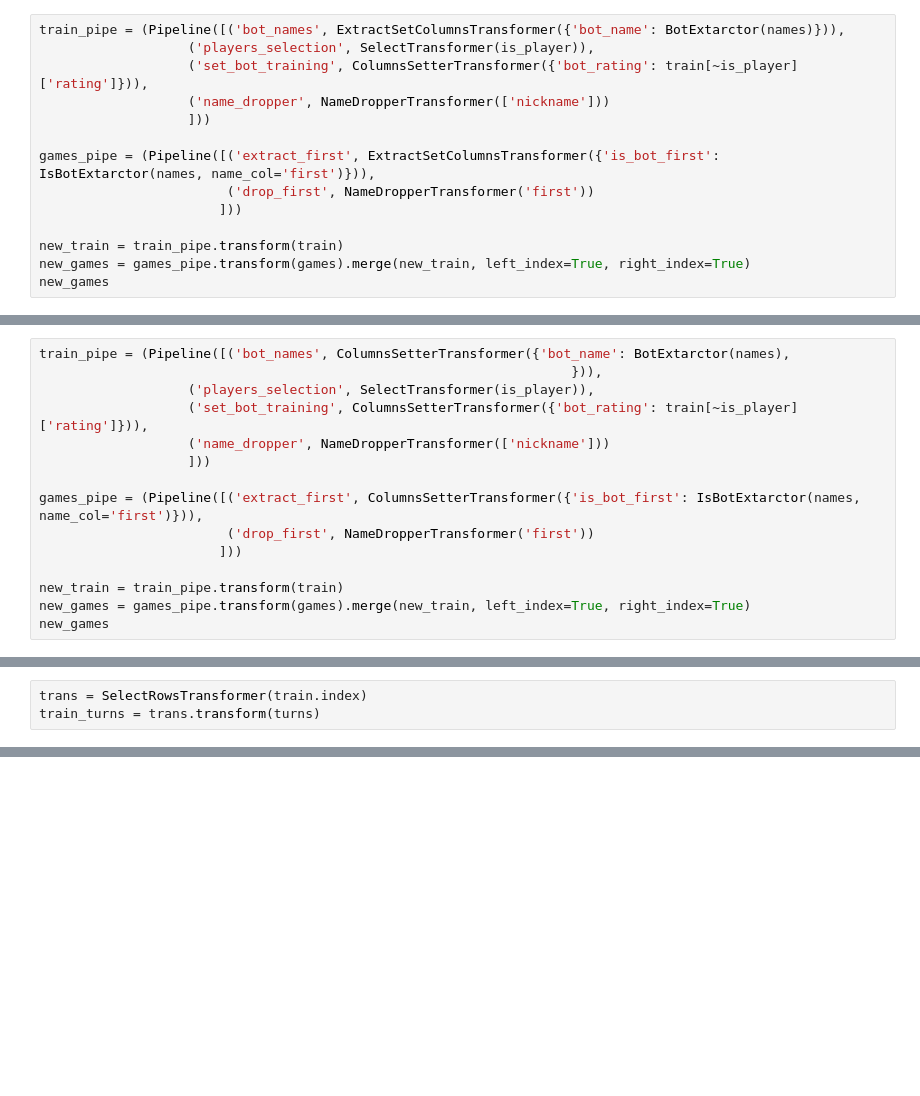
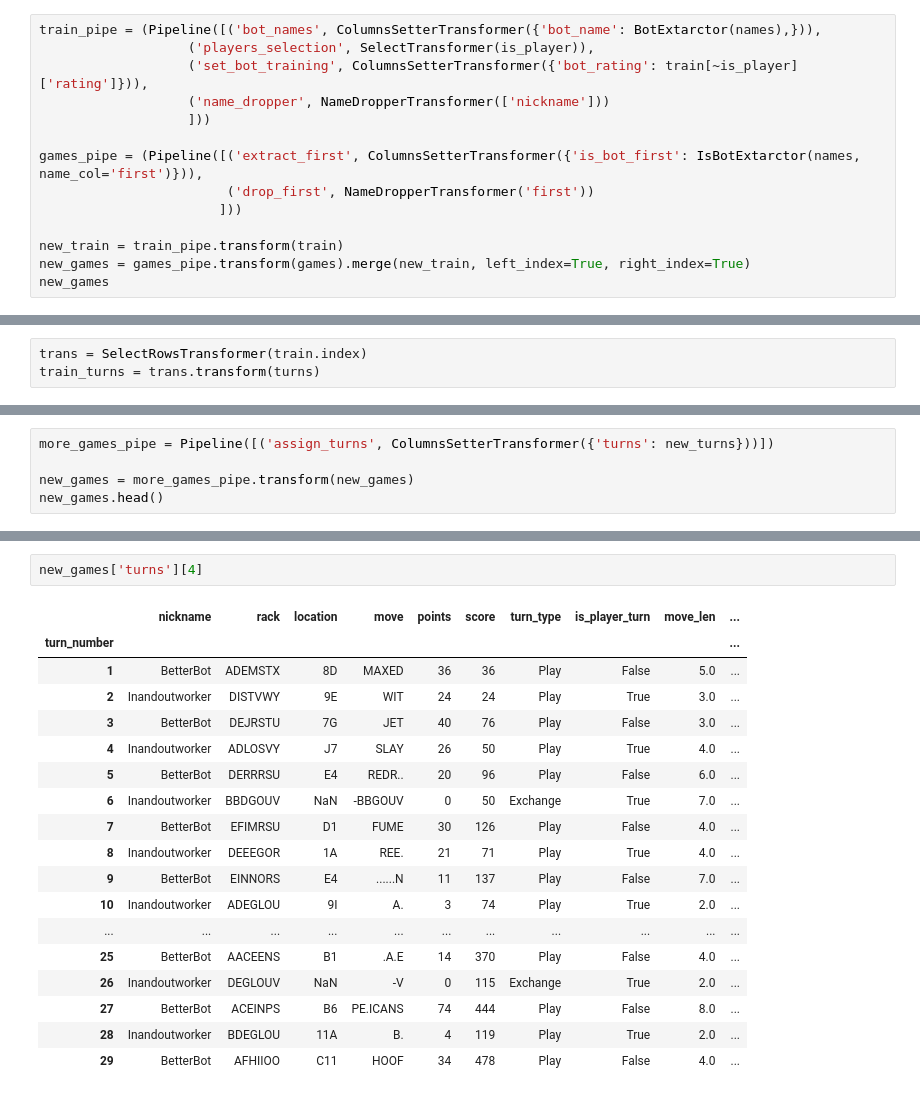
Before and after one commit to CatGuy1300/scrabble, a Jupyter notebook: notebooks/piping.ipynb, the cells around one changed output, grey strips where cells are left out. Saved outputs shown, nothing was run; the diff lists cells and outputs as text; blank space fills up the shorter version.

```diff
--- a/notebooks/piping.ipynb
+++ b/notebooks/piping.ipynb
@@ -62,13 +64,13 @@ transformer.transform(test)
 | 72773 | adola | 383 | 2075 |
 50410 rows × 3 columns
 # %%
-train_pipe = (Pipeline([('bot_names', ExtractSetColumnsTransformer({'bot_name': BotExtarctor(names)})),
+train_pipe = (Pipeline([('bot_names', ColumnsSetterTransformer({'bot_name': BotExtarctor(names),})),
                    ('players_selection', SelectTransformer(is_player)),
                    ('set_bot_training', ColumnsSetterTransformer({'bot_rating': train[~is_player]['rating']})),
                    ('name_dropper', NameDropperTransformer(['nickname']))
                    ]))
 
-games_pipe = (Pipeline([('extract_first', ExtractSetColumnsTransformer({'is_bot_first': IsBotExtarctor(names, name_col='first')})),
+games_pipe = (Pipeline([('extract_first', ColumnsSetterTransformer({'is_bot_first': IsBotExtarctor(names, name_col='first')})),
                         ('drop_first', NameDropperTransformer('first'))
                        ]))
 
@@ -90,18 +92,3 @@ new_games
 | 72772 | regular | STANDARD | 0 | 2022-08-31 15:57:38 | NWL20 | 900 | ... |
 | 72773 | regular | STANDARD | 1 | 2022-08-27 09:13:08 | CSW21 | 1200 | ... |
 50410 rows × 15 columns
-# %%
-train_pipe = (Pipeline([('bot_names', ColumnsSetterTransformer({'bot_name': BotExtarctor(names),
-                                                                    })),
-                   ('players_selection', SelectTransformer(is_player)),
-                   ('set_bot_training', ColumnsSetterTransformer({'bot_rating': train[~is_player]['rating']})),
-                   ('name_dropper', NameDropperTransformer(['nickname']))
-                   ]))
-
-games_pipe = (Pipeline([('extract_first', ColumnsSetterTransformer({'is_bot_first': IsBotExtarctor(names, name_col='first')})),
-                        ('drop_first', NameDropperTransformer('first'))
-                       ]))
-
-new_train = train_pipe.transform(train)
-new_games = games_pipe.transform(games).merge(new_train, left_index=True, right_index=True)
-new_games
@@ -198,0 +178,5 @@ new_turns[364]
+# %%
+more_games_pipe = Pipeline([('assign_turns', ColumnsSetterTransformer({'turns': new_turns}))])
+
+new_games = more_games_pipe.transform(new_games)
+new_games.head()
@@ -198,0 +191,21 @@ new_turns[364]
+# %%
+new_games['turns'][4]
+# %% [output]
+|  | nickname | rack | location | move | points | score | turn_type | is_player_turn | move_len | ... |
+| turn_number |  |  |  |  |  |  |  |  |  | ... |
+| 1 | BetterBot | ADEMSTX | 8D | MAXED | 36 | 36 | Play | False | 5.0 | ... |
+| 2 | Inandoutworker | DISTVWY | 9E | WIT | 24 | 24 | Play | True | 3.0 | ... |
+| 3 | BetterBot | DEJRSTU | 7G | JET | 40 | 76 | Play | False | 3.0 | ... |
+| 4 | Inandoutworker | ADLOSVY | J7 | SLAY | 26 | 50 | Play | True | 4.0 | ... |
+| 5 | BetterBot | DERRRSU | E4 | REDR.. | 20 | 96 | Play | False | 6.0 | ... |
+| 6 | Inandoutworker | BBDGOUV | NaN | -BBGOUV | 0 | 50 | Exchange | True | 7.0 | ... |
+| 7 | BetterBot | EFIMRSU | D1 | FUME | 30 | 126 | Play | False | 4.0 | ... |
+| 8 | Inandoutworker | DEEEGOR | 1A | REE. | 21 | 71 | Play | True | 4.0 | ... |
+| 9 | BetterBot | EINNORS | E4 | ......N | 11 | 137 | Play | False | 7.0 | ... |
+| 10 | Inandoutworker | ADEGLOU | 9I | A. | 3 | 74 | Play | True | 2.0 | ... |
+| ... | ... | ... | ... | ... | ... | ... | ... | ... | ... | ... |
+| 25 | BetterBot | AACEENS | B1 | .A.E | 14 | 370 | Play | False | 4.0 | ... |
+| 26 | Inandoutworker | DEGLOUV | NaN | -V | 0 | 115 | Exchange | True | 2.0 | ... |
+| 27 | BetterBot | ACEINPS | B6 | PE.ICANS | 74 | 444 | Play | False | 8.0 | ... |
+| 28 | Inandoutworker | BDEGLOU | 11A | B. | 4 | 119 | Play | True | 2.0 | ... |
+| 29 | BetterBot | AFHIIOO | C11 | HOOF | 34 | 478 | Play | False | 4.0 | ... |
```
Also changed, not shown: parts of 18 cells of this notebook, 3 other files.
